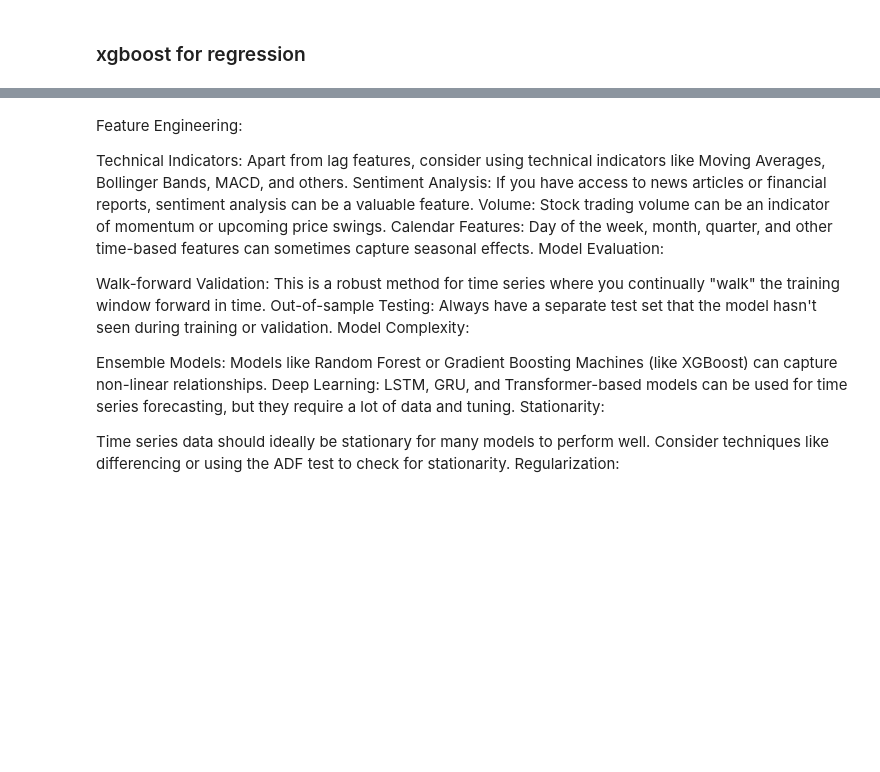
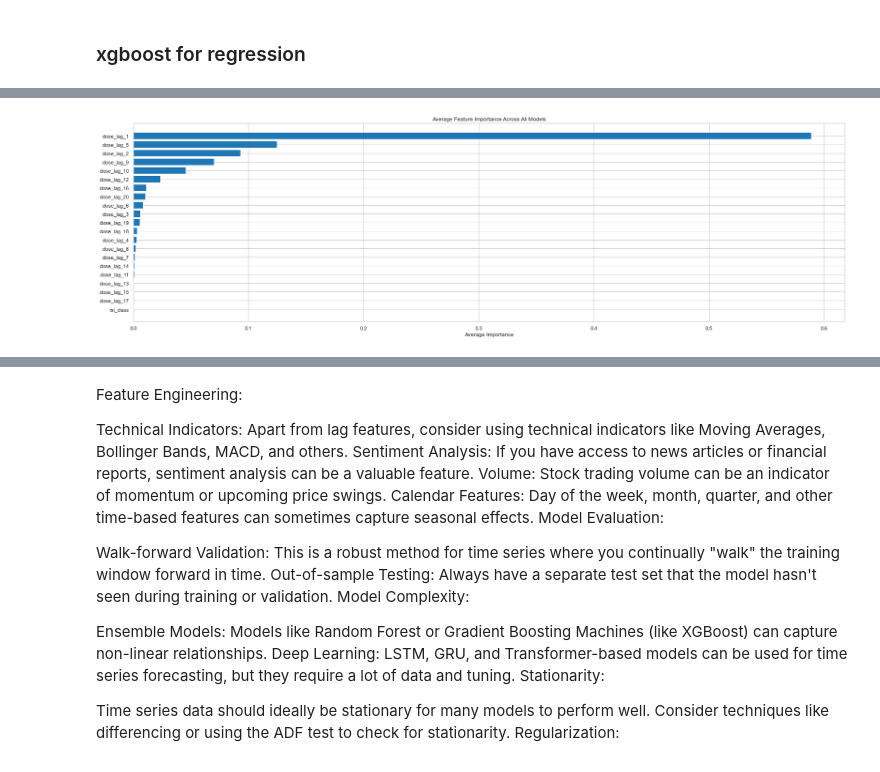
Before and after one commit to howie-zeng/Analyzing-Retail-Sentiment-and-Detecting-Trading-Signals, a Jupyter notebook: Stock_Analysis_Prediction/Stock/time_series_model.ipynb, the cells around one changed output, grey strips where cells are left out. Saved outputs shown, nothing was run; the diff lists cells and outputs as text; code cells hidden in the pictures; blank space fills up the shorter version.

```diff
--- a/Stock_Analysis_Prediction/Stock/time_series_model.ipynb
+++ b/Stock_Analysis_Prediction/Stock/time_series_model.ipynb
@@ -215,31 +242,48 @@ NameError: name 'plot_confusion_matrix' is not defined
 # %%
 %%time
-stock = 'AAPL'
-apple_df = stock_data[stock].copy()
-apple_df = apple_df[['Date', 'Open', 'High', 'Low', 'Close', 'movement_category']]
 with SuppressFutureWarnings():
-    for i in range(1, 11):  # for 10 days lag
-        apple_df[f'lag_{i}'] = apple_df['Close'].shift(i)
+    for i in range(1, 21):  # for lag days
+        apple_df[f'close_lag_{i}'] = apple_df['Close'].shift(i)
+        #apple_df[f'volume_lag_{i}'] = apple_df['Volume'].shift(i)
 
-    apple_df = apple_df.dropna()
+    #apple_df = apple_df.dropna()
     X = apple_df.drop(['Date', 'Open', 'High', 'Low', 'Close', 'movement_category'], axis=1)
     y = apple_df['Close']
 
-    window_size = 2000
+    window_size = 3000
     predictions = []
     true_values = []
 
-    for start in tqdm(range(0, len(apple_df) - window_size), desc="Processing"):
+    for start in tqdm(range(0, apple_df.shape[0] - window_size), desc="Processing"):
         end = start + window_size
 
         X_train, X_test = X.iloc[start:end], X.iloc[end:end+1]
         y_train, y_test = y.iloc[start:end], y.iloc[end:end+1]
 
-        model = xgb.XGBRegressor(objective='reg:squarederror', n_jobs=-1)
+        model = xgb.XGBRegressor(objective='reg:squarederror', n_jobs=-1, random_state = SEED)
         model.fit(X_train, y_train)
+
+        importances = model.feature_importances_
+        for i, col in enumerate(X.columns):
+            cumulative_importances[col] += importances[i]
 
         y_pred = model.predict(X_test)
 
         predictions.append(y_pred[0])
         true_values.append(y_test.iloc[0])
+
+num_models = len(apple_df) - window_size
+for key in cumulative_importances:
+    cumulative_importances[key] /= num_models
+
+# Plotting the average feature importance
+sorted_features = sorted(cumulative_importances.items(), key=lambda x: x[1], reverse=True)
+features, importance_values = zip(*sorted_features)
+
+plt.barh(features, importance_values)
+plt.xlabel('Average Importance')
+plt.title('Average Feature Importance Across All Models')
+plt.gca().invert_yaxis()  # Highest importance at the top
+plt.show()
 # %% [output]
+[figure, added]
```
Also changed, not shown: parts of 9 cells of this notebook.
